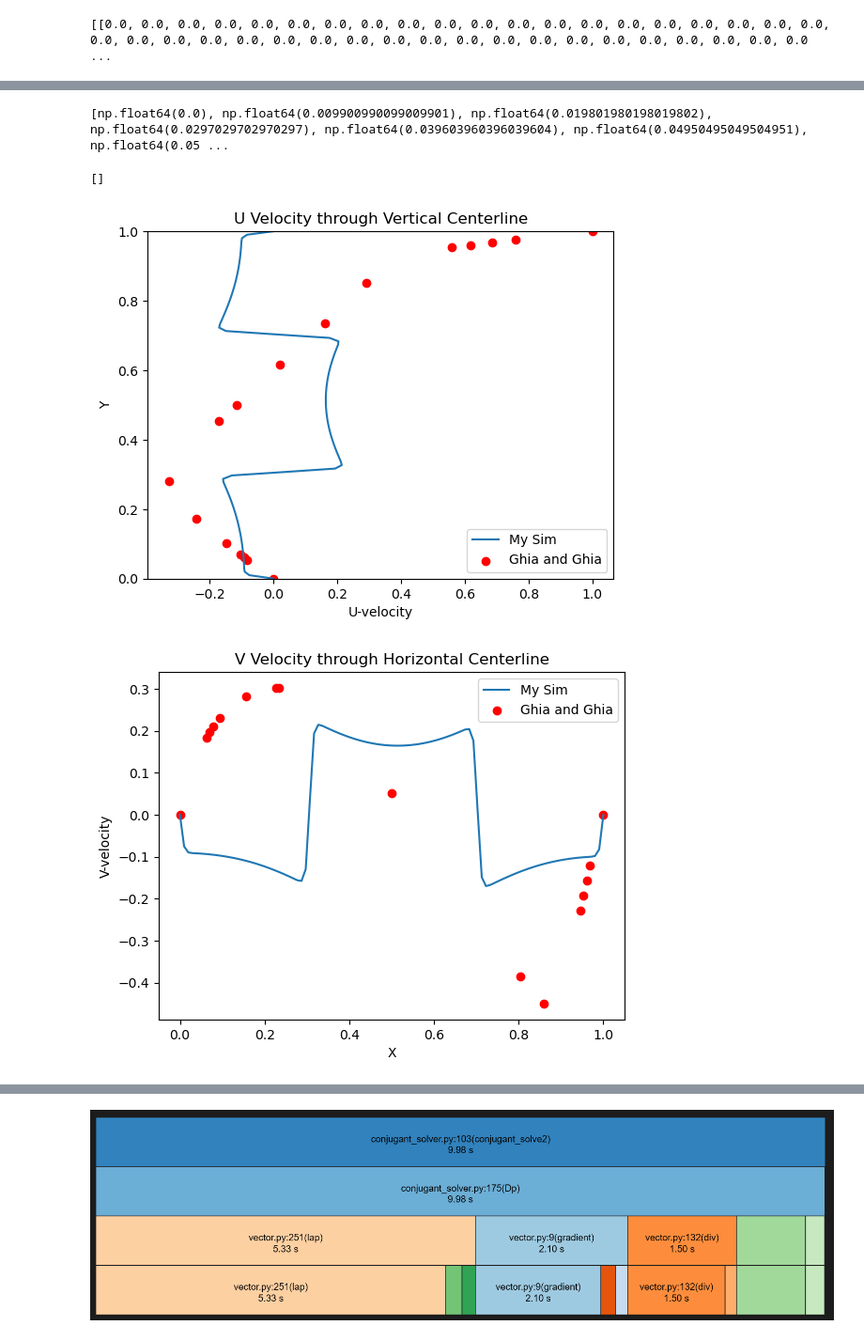
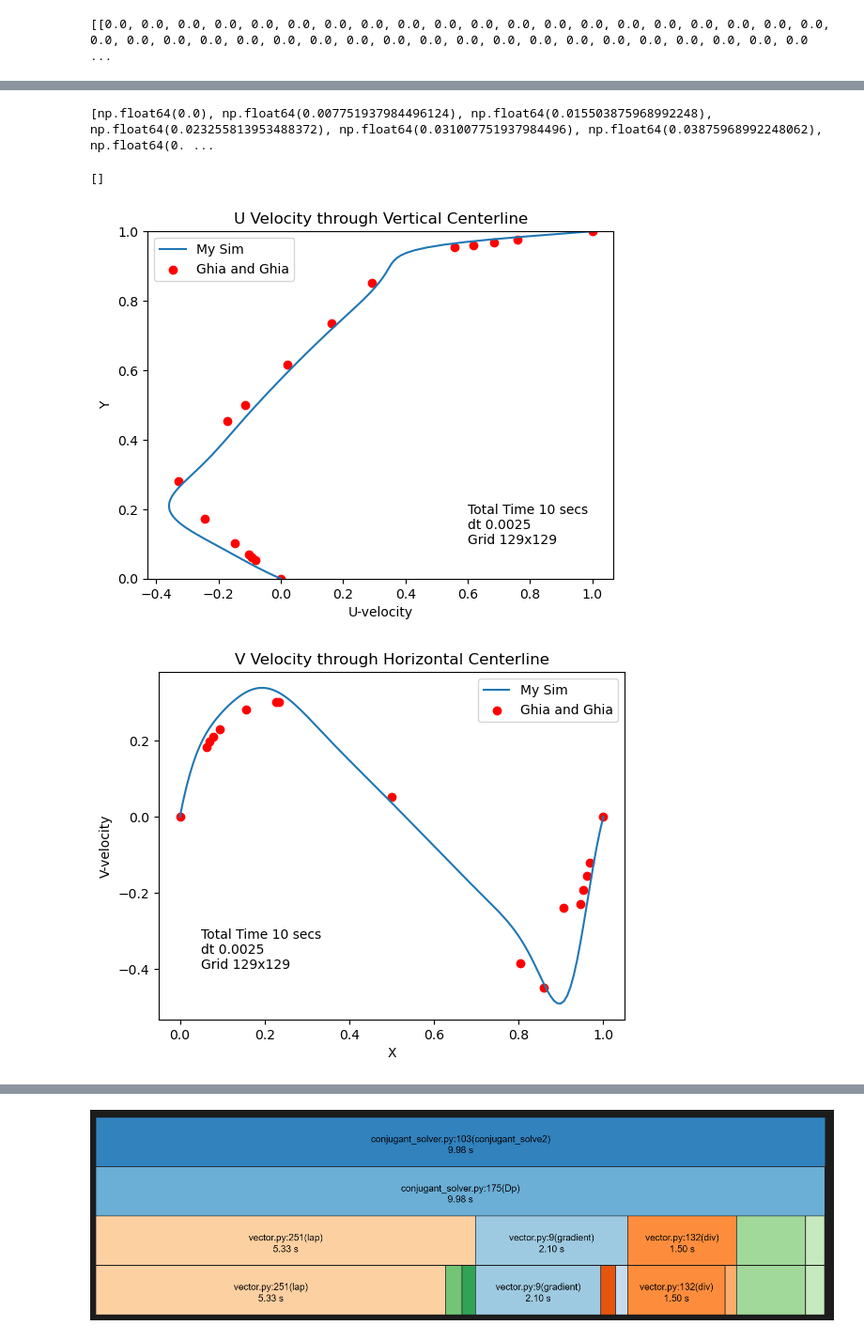
Before and after one commit to roneil44/FlowSim, a Jupyter notebook: analyis.ipynb, the cells around one changed output, grey strips where cells are left out. Shown at 94% size. Saved outputs shown, nothing was run; the diff lists cells and outputs as text; code cells hidden in the pictures.

```diff
--- a/analyis.ipynb
+++ b/analyis.ipynb
@@ -5,16 +5,20 @@ from matplotlib import pyplot as plt
 import matplotlib
 
 # # Load in data from JSON file Re = 400
-# with open(r'C:\Users\Riley\Desktop\Code\FlowSim\Results\2025-5-30-23-40-58_Re400.0_dx0.01_dt0.0025_t10.json','r') as file:
+with open(r'C:\Users\Riley\Desktop\Code\FlowSim\Results\2025-6-2-20-28-43_Re400.0_dx0.007751937984496124_dt0.0025_t10.json','r') as file:
+    data = json.load(file)
+
+# Load in data from JSON file Re = 1000
+# with open(r'C:\Users\Riley\Desktop\Code\FlowSim\Results\2025-6-1-21-43-57_Re1000.0_dx0.01_dt0.002_t20.json','r') as file:
 #     data = json.load(file)
 
-# Load in data from JSON file Re = 1000
-# with open(r'C:\Users\Riley\Desktop\Code\FlowSim\Results\2025-6-1-4-15-58_Re1000.0_dx0.01_dt0.0025_t5.json','r') as file:
+# Load in data from JSON file Immersed Boundary Initialization
+# with open(r'C:\Users\Riley\Desktop\Code\FlowSim\Results\2025-6-1-16-37-23_Re200.0_dx0.009900990099009901_dt0.0025_t0.01.json','r') as file:
 #     data = json.load(file)
 
-# Load in data from JSON file Re = 400
-with open(r'C:\Users\Riley\Desktop\Code\FlowSim\Results\2025-6-1-16-37-23_Re200.0_dx0.009900990099009901_dt0.0025_t0.01.json','r') as file:
-    data = json.load(file)
+#Load in data from JSON file Re = 7500
+# with open(r'C:\Users\Riley\Desktop\Code\FlowSim\Results\2025-6-2-18-55-44_Re3200.0_dx0.007751937984496124_dt0.00025_t8.json','r') as file:
+#     data = json.load(file)
 
 print(data['U'])
 # %% [output]
@@ -47,8 +51,8 @@ for i in range(len(U)):
 
 print(V)
 print(V2)
-# V = V2
-# U = U2
+V = V2
+U = U2
 
 # print(np.shape(X))
 # print(np.shape(U))
@@ -192,53 +196,60 @@ plt.show()
 # %%
-# Ghia and Ghia data
+## Ghia and Ghia data Re 400
 height = [0, .0547, .0625, .0703, .1016, .1719, .2813, .4531, .5, .6172, .7344, .8516, .9531, .9609, .9688, .9766, 1]
+x_g = [0, .0625, .0703, .0781, .0938, .1563, .2266, .2344, .5, .8047, .8594, .9063, .9453, .9531, .9609, .9688, 1]
+
+
 u_g = [0, -.08186, -.09266, -.10338, -.14612, -.24299, -.32726, -.17119, -.11477, .02135, .16256, .29093, .55892, .61756, .68439, .75837, 1]
+v_g = [0, .1836, .19713, .20920, .22965, .28124, .30203, .30174, .05186, -.38598, -.44993, -.23827, -.22847, -.19254, -.15663, -.12146, 0]
 
-x_g = [0, .0625, .0703, .0781, .0938, .1563, .2266, .2344, .5, .8047, .8594, .9453, .9531, .9609, .9688, 1]
-v_g = [0, .1836, .19713, .20920, .22965, .28124, .30203, .30174, .05186, -.38598, -.44993, -.22847, -.19254, -.15663, -.12146, 0]
+## Ghia and Ghia data Re 1000
+# u_g = [0, -.08186, -.20196, -.22220, -.29730, -.38289, -.27805, -.10648, -.06080, -.05702, .18719, .33304, .46604, .51117, .57492, .65928, 1]
+# v_g = [0, .27458, .29012, .30353, .32627, .37095, .33075, .32235, .02526, -.31966, -.42665, -.51550, -.39188, -.33714, -.27669, -.21388, 0]
 
 # Get u velocities down the centerline
 u_center = []
-for point in U[50]:
+for point in U[64]:
     u_center.append(point)
 
 # Get v-velocities across the centerline
 v_center = []
 for list in V:
-    v_center.append(list[50])
+    v_center.append(list[64])
 
 x_loc = []
 for list in X:
-    x_loc.append(list[50])
+    x_loc.append(list[64])
 
 
 
 # print(X[50])
 # print(Y[50])
 
 print(x_loc)
 # print( v_center)
-plt.plot(u_center, Y[50])
+plt.plot(u_center, Y[64])
 plt.scatter(u_g, height,color='red')
 plt.legend(['My Sim', 'Ghia and Ghia'])
 plt.ylim(0,y_max)
 plt.ylabel('Y')
 plt.xlabel('U-velocity')
 plt.title('U Velocity through Vertical Centerline')
+plt.annotate(f'Total Time {data['total time']} secs\ndt {data['dt']}\nGrid {nx}x{ny}', (.6,.1))
 
 plt.figure()
 plt.plot(x_loc, v_center)
 plt.scatter(x_g, v_g, color='red')
 plt.legend(['My Sim', 'Ghia and Ghia'])
 plt.title('V Velocity through Horizontal Centerline')
 plt.ylabel('V-velocity')
 plt.xlabel('X')
+plt.annotate(f'Total Time {data['total time']} secs\ndt {data['dt']}\nGrid {nx}x{ny}', (.05,-.4))
 plt.plot()
 # %% [output]
-[np.float64(0.0), np.float64(0.009900990099009901), np.float64(0.019801980198019802), np.float64(0.0297029702970297), np.float64(0.039603960396039604), np.float64(0.04950495049504951), np.float64(0.05 ...
+[np.float64(0.0), np.float64(0.007751937984496124), np.float64(0.015503875968992248), np.float64(0.023255813953488372), np.float64(0.031007751937984496), np.float64(0.03875968992248062), np.float64(0. ...
 []
-[figure, old version]
+[figure, new version]
-[figure, old version]
+[figure, new version]
 # %%
 U_t = np.transpose(U)
 V_t = np.transpose(V)
```
Also changed, not shown: parts of 7 cells of this notebook, 35 other files.
